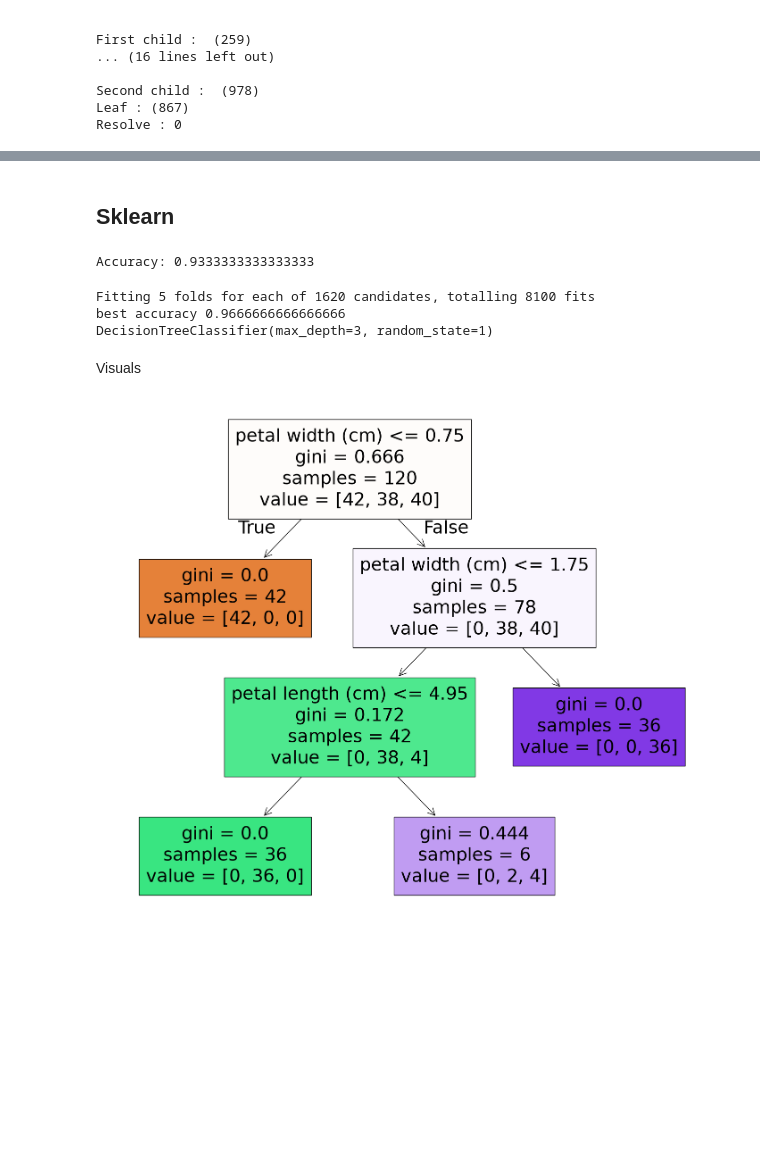
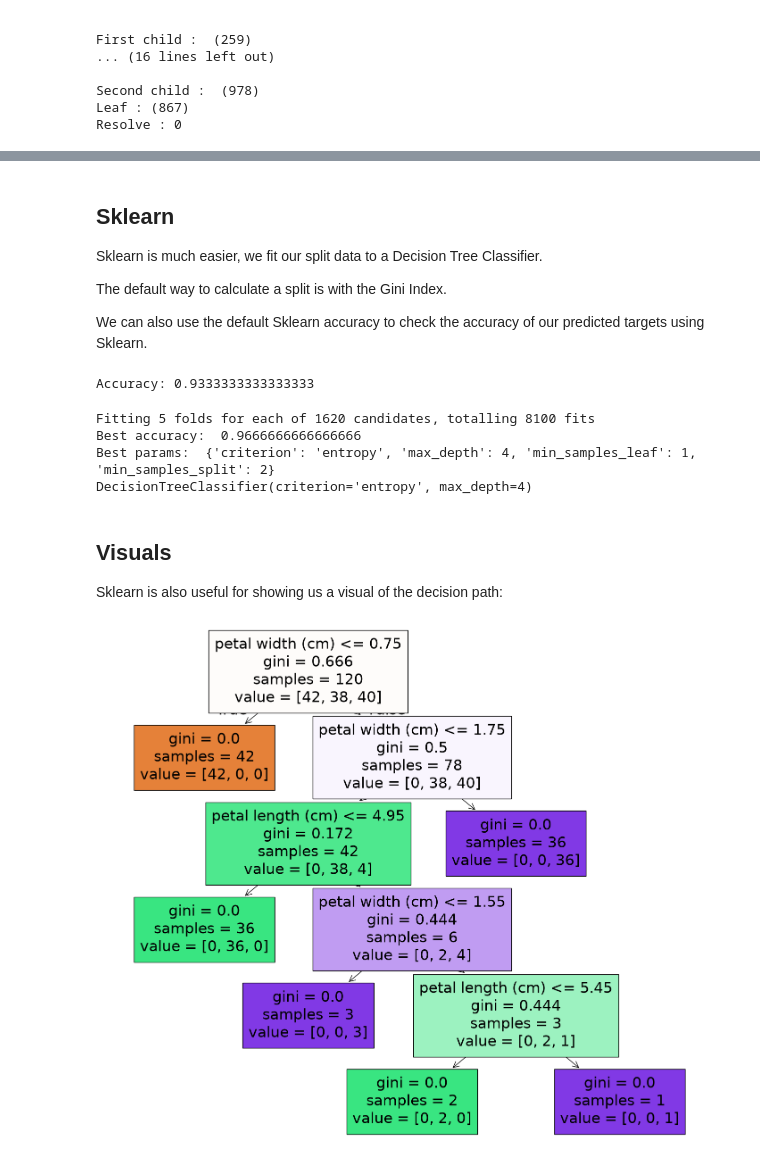
Before and after one commit to verholen-abigail/decTrees, a Jupyter notebook: decTree.ipynb, the cells around one changed output, grey strips where cells are left out. Drawn from its saved outputs; the diff is of its cells as text; code cells hidden in the pictures; blank space fills up the shorter version.

```diff
--- a/decTree.ipynb
+++ b/decTree.ipynb
@@ -385,6 +449,12 @@ Name: compare, dtype: str
 Accuracy score: 0.9333333333333333
 # %% [markdown]
 ## Sklearn
+
+Sklearn is much easier, we fit our split data to a Decision Tree Classifier.
+
+The default way to calculate a split is with the Gini Index.
+
+We can also use the default Sklearn accuracy to check the accuracy of our predicted targets using Sklearn.
 # %%
 from sklearn.model_selection import train_test_split
 from sklearn.tree import DecisionTreeClassifier
@@ -394,7 +464,7 @@ new_iris = load_iris()
 
 X_train, X_test, y_train, y_test = train_test_split(new_iris.data, new_iris.target , test_size=0.2, random_state = 99)
 
-clf = DecisionTreeClassifier(random_state=1)
+clf = DecisionTreeClassifier(min_samples_split= 5, max_depth= 10)
 
 clf.fit(X_train, y_train)
 
@@ -414,28 +484,29 @@ param_grid = {
     'criterion': ["entropy", "gini"]
 }
 
-tree = DecisionTreeClassifier(random_state=1)
+tree = DecisionTreeClassifier()
 
-grid_search = GridSearchCV(estimator=tree, param_grid=param_grid,
-                           cv=5, verbose=True)
+grid_search = GridSearchCV(estimator=tree, param_grid=param_grid, verbose=1)
 grid_search.fit(X_train, y_train)
 
-print("best accuracy", grid_search.best_score_)
-print(grid_search.best_estimator_)
+print("Best accuracy: ", grid_search.best_score_)
+print("Best params: ", grid_search.best_params_)
 # %% [output]
 Fitting 5 folds for each of 1620 candidates, totalling 8100 fits
-best accuracy 0.9666666666666666
-DecisionTreeClassifier(max_depth=3, random_state=1)
+Best accuracy:  0.9666666666666666
+Best params:  {'criterion': 'entropy', 'max_depth': 4, 'min_samples_leaf': 1, 'min_samples_split': 2}
+DecisionTreeClassifier(criterion='entropy', max_depth=4)
 # %% [markdown]
-Visuals
+## Visuals
+
+Sklearn is also useful for showing us a visual of the decision path:
 # %%
 from sklearn.tree import plot_tree
 import matplotlib.pyplot as plt
 
-tree_clf = grid_search.best_estimator_
 
 plt.figure(figsize=(18, 15))
-plot_tree(tree_clf, filled=True, feature_names=features)
+plot_tree(clf, filled=True, feature_names=features)
 plt.show()
 # %% [output]
-[figure, old version]
+[figure, new version]
```
Also changed, not shown: parts of 17 cells of this notebook.
